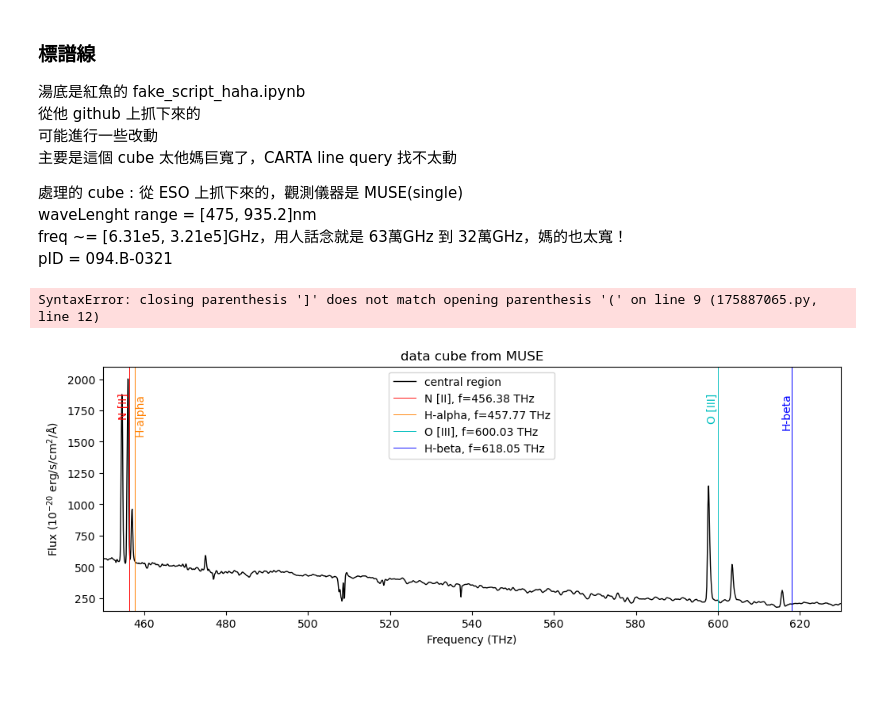
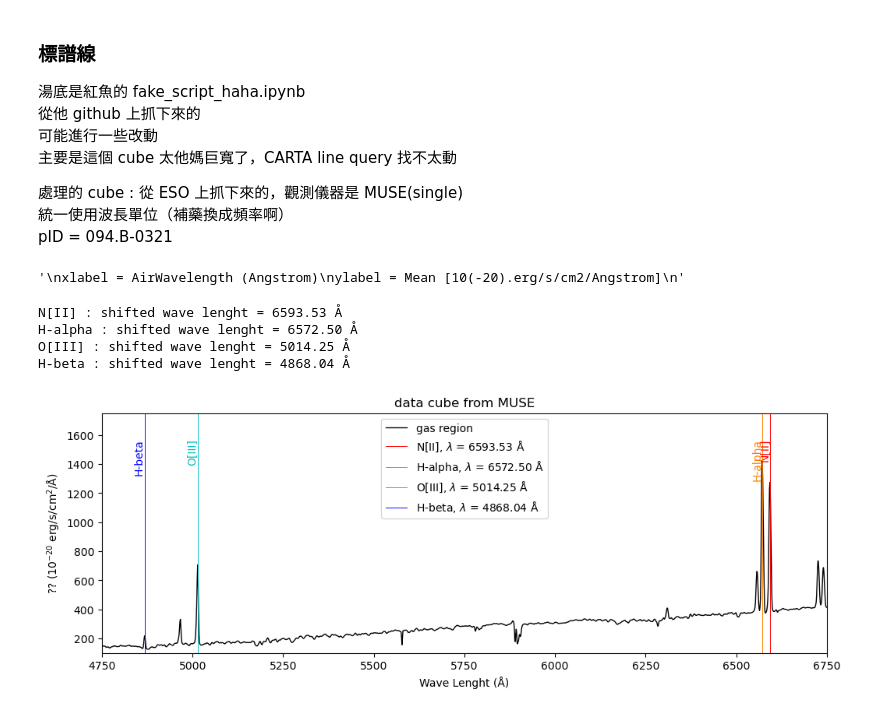
Before and after one commit to aqingo3o/Hello-Circinus, a Jupyter notebook: ionizedGas/py_spectralLine.ipynb, the cells around one changed output. Saved outputs shown, nothing was run; the diff lists cells and outputs as text; code cells hidden in the pictures; blank space fills up the shorter version.

Commit message:
good match
改用原生的波長當軸之後
預期的四條 BPT line 都可以在 profile 對上了

```diff
--- a/ionizedGas/py_spectralLine.ipynb
+++ b/ionizedGas/py_spectralLine.ipynb
@@ -7,8 +7,7 @@
 
 處理的 cube :
 從 ESO 上抓下來的，觀測儀器是 MUSE(single)
-waveLenght range = [475, 935.2]nm
-freq ~= [6.31e5, 3.21e5]GHz，用人話念就是 63萬GHz 到 32萬GHz，媽的也太寬！
+統一使用波長單位（補藥換成頻率啊）
 pID = 094.B-0321
 # %%
 # modular
@@ -18,8 +17,7 @@ from scipy.ndimage import gaussian_filter1d
 import numpy as np
 # %%
 # get data file
-#file_path = "/Users/aqing/Documents/1004/Circinus_galaxy/H-alpha/Muse_475nm-935.2nm_circinus_cube.tsv" # inp .tsv
-file_path = "/Users/aqing/Documents/1004/Circinus_galaxy/H-alpha/Muse_475nm-935.2nm_circinus_cube_centerRegion.tsv"
+file_path = "/Users/aqing/Documents/1004/Circinus_galaxy/ionized-gas/VLT/MUSE_circinus_cube_axis-WaveLength_gasRegion.tsv" # inp .tsv
 
 # df = data file
 df = pd.read_csv(file_path, sep="\t", skiprows=5) # 打開 .tsv 看看，前五行需要跳過
@@ -28,47 +26,56 @@ df[df.columns[0]] = pd.to_numeric(df[df.columns[0]], errors='coerce') # 「 df.c
 df[df.columns[1]] = pd.to_numeric(df[df.columns[1]], errors='coerce') # pd.to_numeric(errors='coerce') 在遇到不是數字的直的時候，標記為 NaN
 df = df.dropna()
 
-freq = df[df.columns[0]] # 處理過後再讀入變數
-flux = df[df.columns[1]]
+x = df[df.columns[0]] # 處理過後再讀入變數
+y = df[df.columns[1]]
+'''
+xlabel = AirWavelength (Angstrom)
+ylabel = Mean [10(-20).erg/s/cm2/Angstrom]
+'''
+# %% [output]
+'\nxlabel = AirWavelength (Angstrom)\nylabel = Mean [10(-20).erg/s/cm2/Angstrom]\n'
 # %%
 # Line info
 
-z = 0.001448 # redshift
-c = 3e8 # light velocity [m/s]
+z = 0.001448 # redshift of Circinus
 
-# (shiftedFreq [Hz], line_name, color)
-bpt_lines = [(c*(1+z)/6583e-10, 'N [II]', 'r'),
-             (c*(1+z)/6563e-10, 'H-alpha', (1, 0.5, 0)),
-             (c*(1+z)/6548e-10, 'N[II]_w', (1, 0.9, 0),
-             (c*(1+z)/5007e-10, 'O [III]', 'c'),
-             (c*(1+z)/4861e-10, 'H-beta', 'b')]
-print(bpt_lines)
+# (shifted_wave_lenght [Ang], line_name, color)
+bpt_lines = [((1+z)*6584, 'N[II]', 'r'),
+             ((1+z)*6563, 'H-alpha', (1, 0.5, 0)),
+             ((1+z)*5007, 'O[III]', 'c'),
+             ((1+z)*4861, 'H-beta', 'b')]
+
+for l, n, _ in bpt_lines:
+    print(f'{n} : shifted wave lenght = {l:.2f} Å ')
 # %% [output]
-SyntaxError: closing parenthesis ']' does not match opening parenthesis '(' on line 9 (175887065.py, line 12)
+N[II] : shifted wave lenght = 6593.53 Å
+H-alpha : shifted wave lenght = 6572.50 Å
+O[III] : shifted wave lenght = 5014.25 Å
+H-beta : shifted wave lenght = 4868.04 Å
 # %%
 # four lines
 # 我跟你說，全部畫一張圖的下場就是一坨
 
 plt.figure(figsize=(12, 4))
-plt.plot(freq/1e3, flux, c='k', lw=1, label="central region")
-plt.xlim(450, 630) # THz
-ymax = 2100
-plt.ylim(150, ymax) # 超可悲之隨便設變數
-plt.xlabel("Frequency (THz)") # 記得在 carta 裡面把軸換成頻率單位再導出成 .tsv
-plt.ylabel(r"Flux ($10^{-20}$ erg/s/cm$^2$/Å)") # 我的 cube 是一個屁股單位，$ 啟用 latex # $ 啟用 latex
+plt.plot(x, y, c='k', lw=1, label="gas region")
+plt.xlim(4750, 6750) # Ang
+ymax = 1750
+plt.ylim(100, ymax) # 超可悲之隨便設變數
+plt.xlabel("Wave Lenght (Å)")
+plt.ylabel(r"?? ($10^{-20}$ erg/s/cm$^2$/Å)") # 倆 $ 啟用 latex
 plt.title("data cube from MUSE")
 
-for f, name, color in bpt_lines :
-    plt.axvline(f/1e12, color=color, linestyle="-", lw=0.7, label=f'{name}, f={f/1e12:.2f} THz')
-    if name=='H-alpha':
-        plt.text(f/1e12, ymax*0.9, name, rotation=90, color=color, fontsize=10, ha='left', va='top')
-    else:
-        plt.text(f/1e12, ymax*0.9, name, rotation=90, color=color, fontsize=10, ha='right', va='top')
+for l, name, color in bpt_lines :
+    plt.axvline(l, color=color, linestyle="-", lw=0.7, label=f'{name}, $\lambda$ = {l:.2f} Å')
+    if name == 'N [II]' :
+        plt.text(l, ymax*0.9, name, rotation=90, color=color, fontsize=10, ha='left', va='top')
+    else :
+        plt.text(l, ymax*0.9, name, rotation=90, color=color, fontsize=10, ha='right', va='top')
 
 plt.legend()
 plt.show()
 # %% [output]
-[figure, old version]
+[figure, new version]
 # %%
 # bpt 的橫軸縱軸分開畫耶耶
 
```
Also changed, not shown: parts of 3 cells of this notebook.
